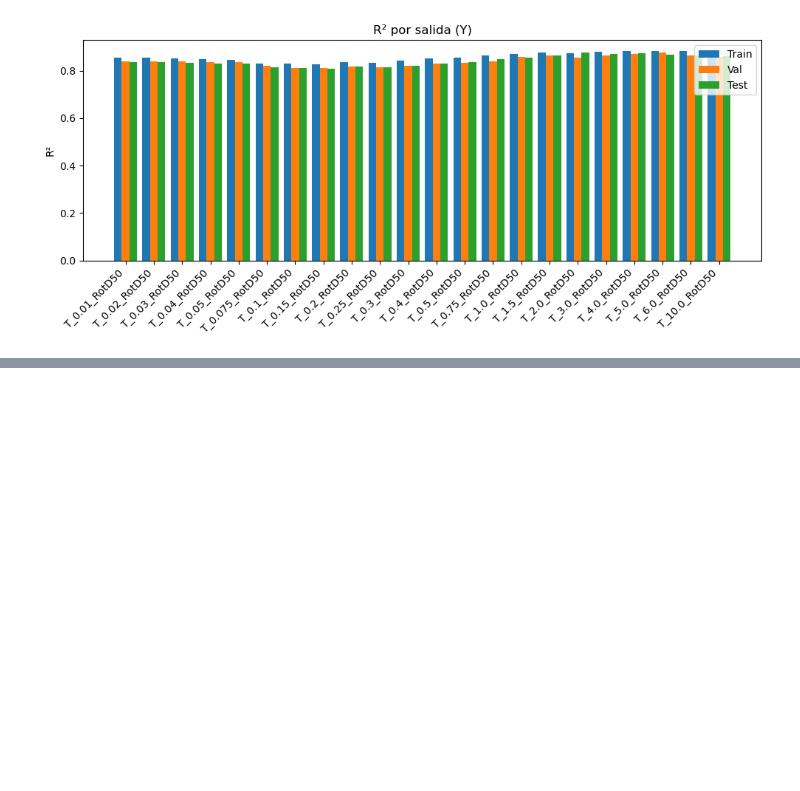
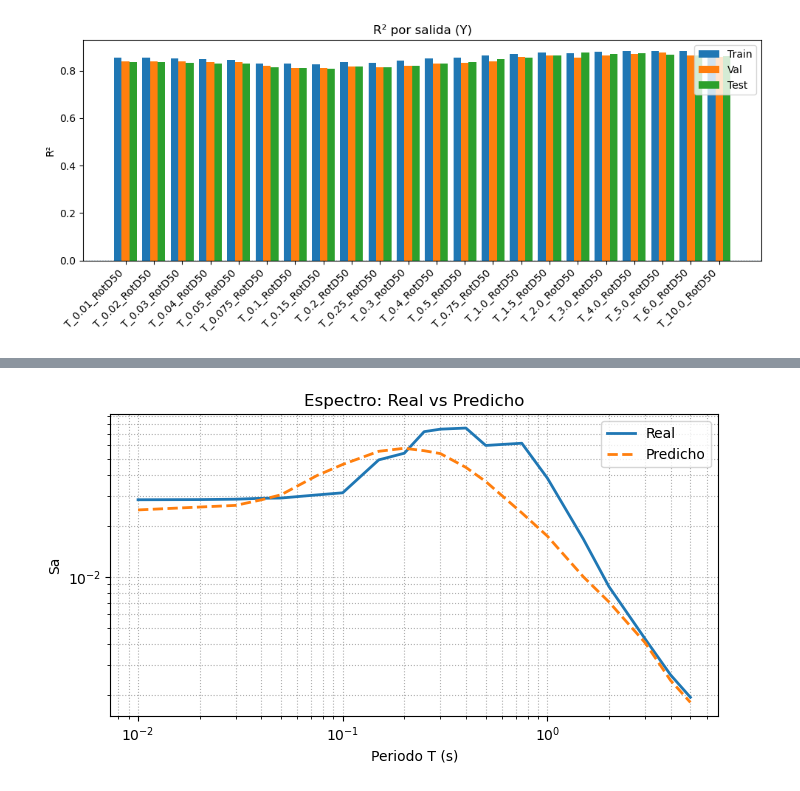
Before and after one commit to eliasibpajaro/Final_Project, a Jupyter notebook: ModelosNeuronales.ipynb, the cells around one changed output, grey strips where cells are left out. Saved outputs shown, nothing was run; the diff lists cells and outputs as text; code cells hidden in the pictures; blank space fills up the shorter version.

```diff
--- a/ModelosNeuronales.ipynb
+++ b/ModelosNeuronales.ipynb
@@ -626,0 +633,20 @@ plt.show()
+# %%
+# --- datos ---
+Xtr = np.asarray(X_train_feats, dtype="float32")
+Xva = np.asarray(X_val_feats,   dtype="float32")
+Xte = np.asarray(X_test_feats,  dtype="float32")
+
+Ytr = np.asarray(y_train, dtype="float32")
+Yva = np.asarray(y_val,   dtype="float32")
+Yte = np.asarray(y_test,  dtype="float32")
+if Ytr.ndim == 1: Ytr = Ytr.reshape(-1,1)
+if Yva.ndim == 1: Yva = Yva.reshape(-1,1)
+if Yte.ndim == 1: Yte = Yte.reshape(-1,1)
+
+n_features = Xtr.shape[1]
+nT = Ytr.shape[1]
+
+# --- reshape para Conv1D ---
+Xtr_cnn = Xtr.reshape((-1, n_features, 1))
+Xva_cnn = Xva.reshape((-1, n_features, 1))
+Xte_cnn = Xte.reshape((-1, n_features, 1))
@@ -626,0 +704,31 @@ plt.show()
+# %%
+# --- Periodos (ya tienes el array 'periods' definido arriba) ---
+
+# --- Elige el índice de la muestra a graficar ---
+i = 10  # cámbialo por la muestra que quieras
+
+# --- Espectros real y predicho (forma (nT,)) ---
+y_true_spec = y_test.iloc[i].values       # espectro real (array)
+y_pred_spec = y_pred_test[i] if y_pred_test.ndim == 2 else y_pred_test.reshape(-1, len(periods))[i]  # espectro predicho
+
+# --- Opcional: ignora NaNs del real para comparar sobre los válidos ---
+mask = ~np.isnan(y_true_spec)
+T = periods[mask]
+y_real = y_true_spec[mask]
+y_hat  = y_pred_spec[mask]
+
+plt.figure(figsize=(7,4))
+plt.plot(T, np.exp(y_real), label="Real", linewidth=2)
+plt.plot(T, np.exp(y_hat), label="Predicho", linewidth=2, linestyle="--")
+# Si prefieres escala log en T o Sa, descomenta:
+plt.xscale("log"); plt.yscale("log")
+
+plt.xlabel("Periodo T (s)")
+plt.ylabel("Sa")
+plt.title("Espectro: Real vs Predicho")
+plt.grid(True, which="both", linestyle=":")
+plt.legend()
+plt.tight_layout()
+plt.show()
+# %% [output]
+[figure, added]
```
Also changed, not shown: parts of 27 cells of this notebook.
